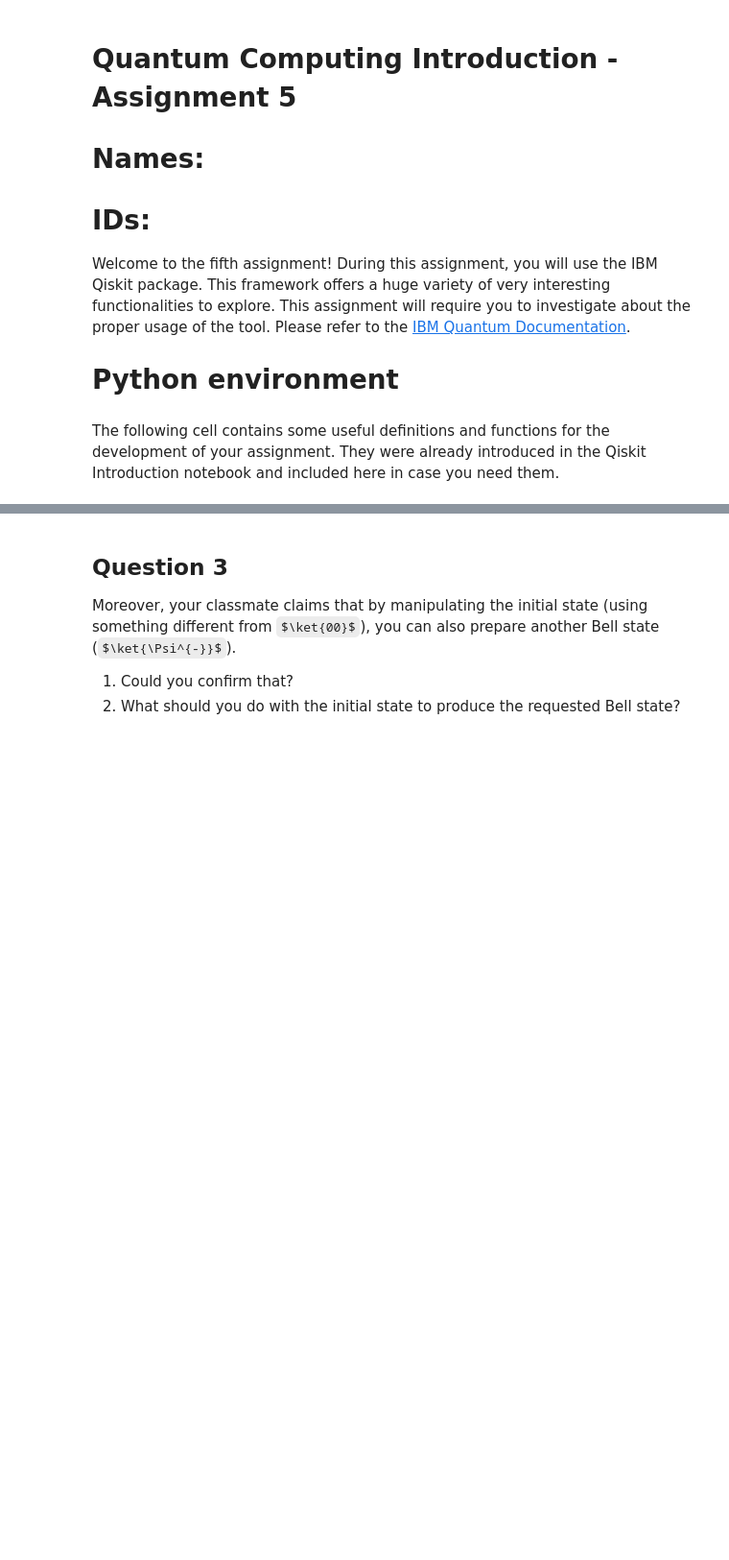
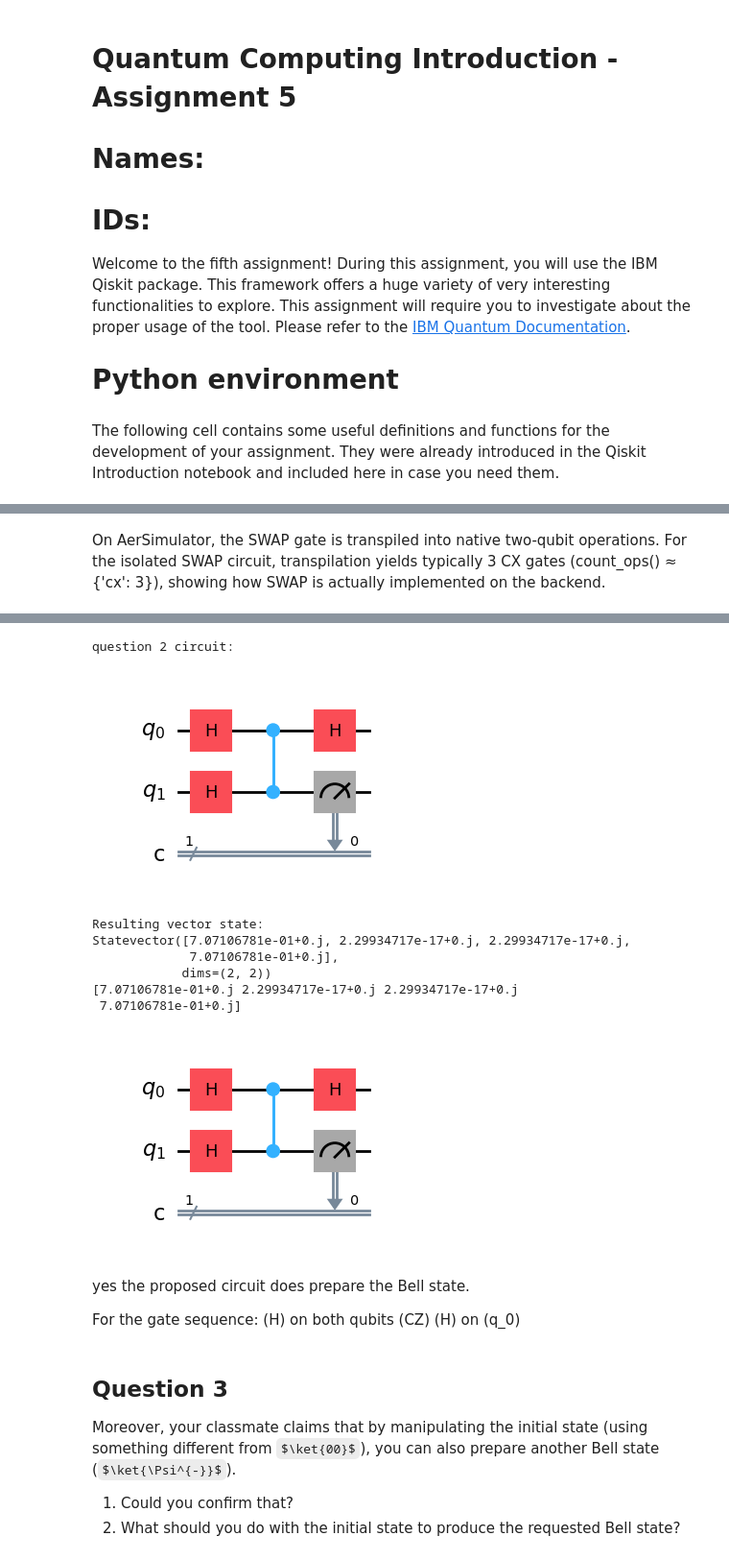
Before and after one commit to RowieK/Quantum-Computing-Minor, a Jupyter notebook: QCI - Assignment5/Assignment5/QCI - Assignment5.ipynb, the cells around one changed output, grey strips where cells are left out. Shown at 96% size. Drawn from its saved outputs; the diff is of its cells as text; code cells hidden in the pictures; some formulas as TeX source; blank space fills up the shorter version.

```diff
--- a/QCI - Assignment5/Assignment5/QCI - Assignment5.ipynb
+++ b/QCI - Assignment5/Assignment5/QCI - Assignment5.ipynb
@@ -58,3 +122,6 @@ Additionally, as mentioned during the lessons, different quantum processors deal
+# %% [markdown]
+On AerSimulator, the SWAP gate is transpiled into native two-qubit operations.
+For the isolated SWAP circuit, transpilation yields typically 3 CX gates (count_ops() ≈ {'cx': 3}), showing how SWAP is actually implemented on the backend.
 # %% [markdown]
 ## Question 2
 
@@ -68,6 +135,52 @@ Perform the following steps:
 4. Does the proposed circuit prepare the corresponding Bell state?
 
 ![Question2](img/qci_a5_question2.png)
+# %%
+%matplotlib inline
+
+from qiskit import QuantumCircuit, transpile
+from qiskit.quantum_info import Statevector
+from qiskit_aer import AerSimulator
+from qiskit.visualization import plot_histogram
+import matplotlib.pyplot as plt
+
+#Build circuit for question 2
+qc_2 = QuantumCircuit(2, 1, name="qc_2")
+qc_2.h(0)
+qc_2.h(1)
+qc_2.cz(0, 1)
+qc_2.h(0)
+qc_2.measure(1, 0)
+
+print("question 2 circuit:")
+display(qc_2.draw("mpl"))
+
+# remove final measurements (keeps your original qc_2 unchanged)
+qc_2_no_meas = qc_2.remove_final_measurements(inplace=False)
+
+# compute statevector
+sv = Statevector.from_instruction(qc_2_no_meas)
+
+print("Resulting vector state:")
+print(sv)        # pretty format
+print(sv.data)   # raw complex amplitudes
+# %% [output]
+question 2 circuit:
+[figure, added]
+Resulting vector state:
+Statevector([7.07106781e-01+0.j, 2.29934717e-17+0.j, 2.29934717e-17+0.j,
+             7.07106781e-01+0.j],
+            dims=(2, 2))
+[7.07106781e-01+0.j 2.29934717e-17+0.j 2.29934717e-17+0.j
+ 7.07106781e-01+0.j]
+[figure, added]
+# %% [markdown]
+yes the proposed circuit does prepare the Bell state.
+
+For the gate sequence:
+(H) on both qubits
+(CZ)
+(H) on (q_0)
 # %% [markdown]
 ## Question 3
 
```
Also changed, not shown: parts of 5 cells of this notebook.
